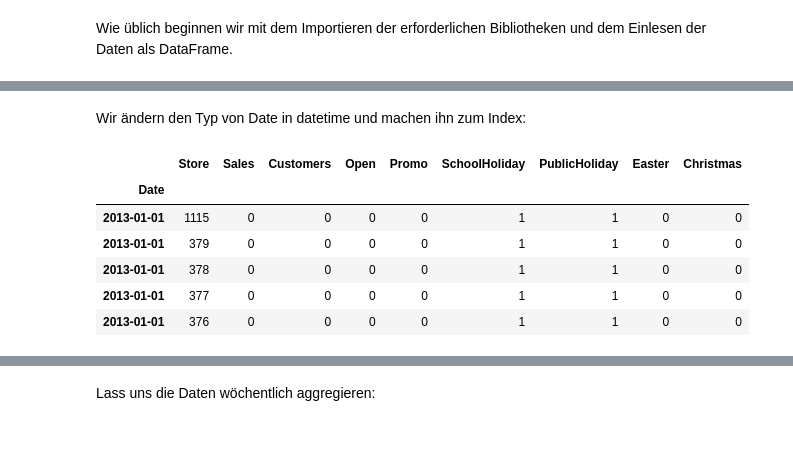
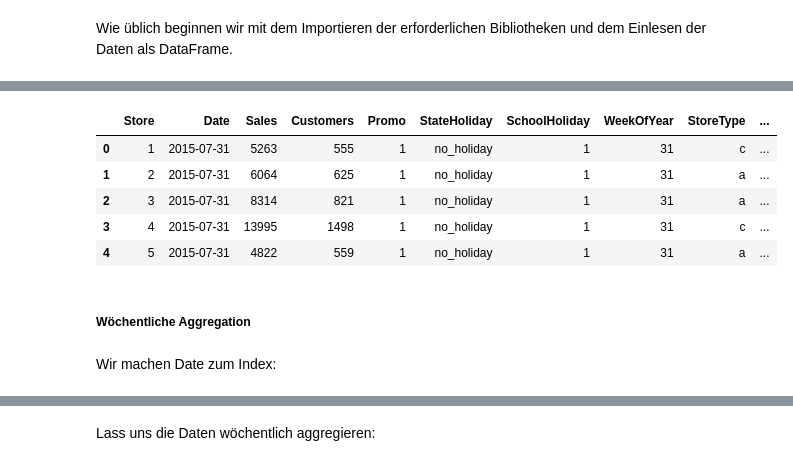
Before and after one commit to xaviermondragon/rossmann, a Jupyter notebook: notebooks/weekly_modelling.ipynb, the cells around one changed output, grey strips where cells are left out. Drawn from its saved outputs; the diff is of its cells as text; code cells hidden in the pictures; blank space fills up the shorter version.

```diff
--- a/notebooks/weekly_modelling.ipynb
+++ b/notebooks/weekly_modelling.ipynb
@@ -24,0 +30,9 @@ sales_df.drop('DayOfWeek', axis=1, inplace=True)
+# %%
+df.head()
+# %% [output]
+|  | Store | Date | Sales | Customers | Promo | StateHoliday | SchoolHoliday | WeekOfYear | StoreType | ... |
+| 0 | 1 | 2015-07-31 | 5263 | 555 | 1 | no_holiday | 1 | 31 | c | ... |
+| 1 | 2 | 2015-07-31 | 6064 | 625 | 1 | no_holiday | 1 | 31 | a | ... |
+| 2 | 3 | 2015-07-31 | 8314 | 821 | 1 | no_holiday | 1 | 31 | a | ... |
+| 3 | 4 | 2015-07-31 | 13995 | 1498 | 1 | no_holiday | 1 | 31 | c | ... |
+| 4 | 5 | 2015-07-31 | 4822 | 559 | 1 | no_holiday | 1 | 31 | a | ... |
@@ -25,15 +41,9 @@ sales_df.drop('DayOfWeek', axis=1, inplace=True)
+# %% [markdown]
+##### Wöchentliche Aggregation
 # %% [markdown]
-Wir ändern den Typ von Date in datetime und machen ihn zum Index:
+Wir machen Date zum Index:
 # %%
-sales_df['Date'] = pd.to_datetime(sales_df['Date'])
-sales_df.set_index('Date', inplace=True)
-sales_df.sort_index(inplace=True)
-sales_df.head()
+df.set_index('Date', inplace=True)
+df.sort_index(inplace=True)
+#Nun haben wir einen DataFrame für jedes Datum:
+#df.loc['2013-01-01']
-# %% [output]
-|  | Store | Sales | Customers | Open | Promo | SchoolHoliday | PublicHoliday | Easter | Christmas |
-| Date |  |  |  |  |  |  |  |  |  |
-| 2013-01-01 | 1115 | 0 | 0 | 0 | 0 | 1 | 1 | 0 | 0 |
-| 2013-01-01 | 379 | 0 | 0 | 0 | 0 | 1 | 1 | 0 | 0 |
-| 2013-01-01 | 378 | 0 | 0 | 0 | 0 | 1 | 1 | 0 | 0 |
-| 2013-01-01 | 377 | 0 | 0 | 0 | 0 | 1 | 1 | 0 | 0 |
-| 2013-01-01 | 376 | 0 | 0 | 0 | 0 | 1 | 1 | 0 | 0 |
```
Also changed, not shown: parts of 13 cells of this notebook, 1 other file.
